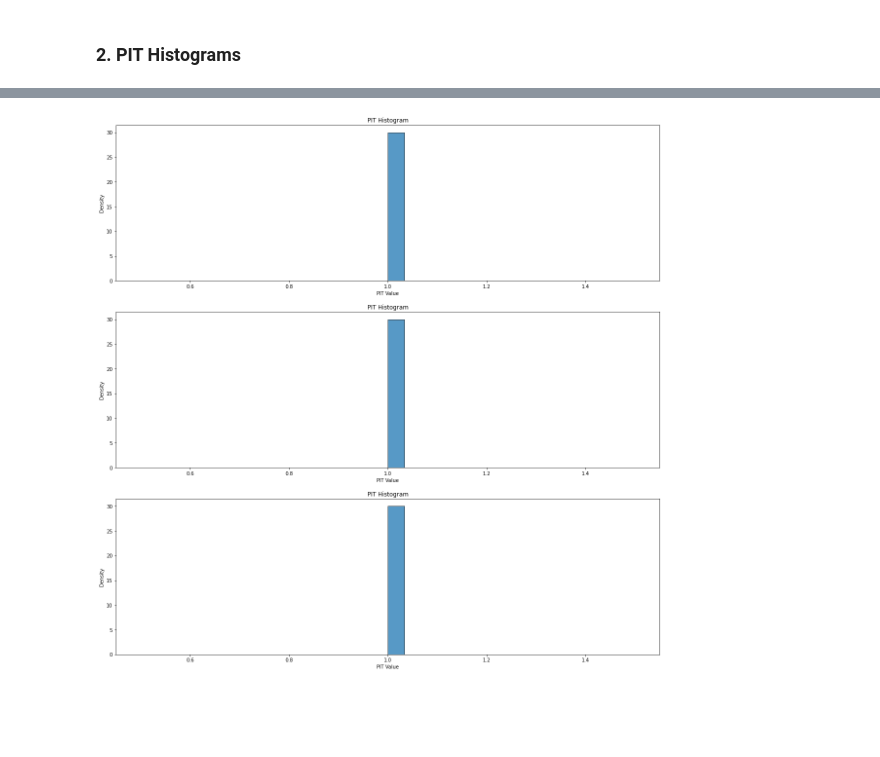
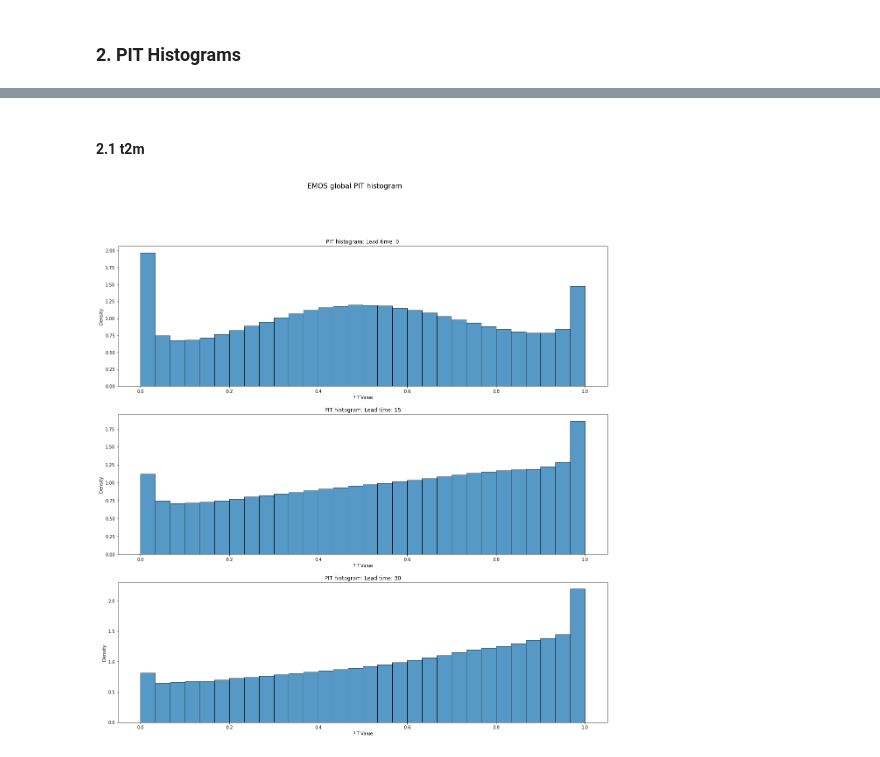
Before and after one commit to cleveryangcong/Bachelor_Thesis, a Jupyter notebook: notebooks/exploratory/2.6-dc-PIT_histograms.ipynb, the cells around one changed output, grey strips where cells are left out. Saved outputs shown, nothing was run; the diff lists cells and outputs as text; code cells hidden in the pictures; blank space fills up the shorter version.

```diff
--- a/notebooks/exploratory/2.6-dc-PIT_histograms.ipynb
+++ b/notebooks/exploratory/2.6-dc-PIT_histograms.ipynb
@@ -116,7 +116,9 @@ def plot_pit_histogram(pred_array, truth_array, num_bins=100, ax=None):
 # %% [output]
 [interactive output not drawn]
 # %%
-def plot_pit_histogram_all(pred_arrays, truth_arrays, num_bins=100):
+def plot_pit_histogram_all(
+    pred_arrays, truth_arrays, num_bins=100, ax=None, title=None
+):
     fig, axs = plt.subplots(3, 1, figsize=(20, 20))
     for count, lead in enumerate([1, 16, 31]):
         plot_pit_histogram(
@@ -125,10 +127,20 @@ def plot_pit_histogram_all(pred_arrays, truth_arrays, num_bins=100):
             num_bins=num_bins,
             ax=axs[count],
         )
+        axs[count].set_title(f"PIT histogram: Lead time: {lead - 1}")
+        if title != None:
+            fig.suptitle(title, fontsize=16)
 # %% [output]
 [interactive output not drawn]
+# %% [markdown]
+#### 2.1 t2m
 # %%
-plot_pit_histogram_all(EMOS_global_ws10_preds, t2m_ground_truth, num_bins=30)
+plot_pit_histogram_all(
+    EMOS_global_t2m_preds,
+    t2m_ground_truth,
+    num_bins=30,
+    title="EMOS global PIT histogram",
+)
 # %% [output]
-[figure, old version]
+[figure, new version]
 [interactive output not drawn]
```
Also changed, not shown: parts of 8 cells of this notebook.
